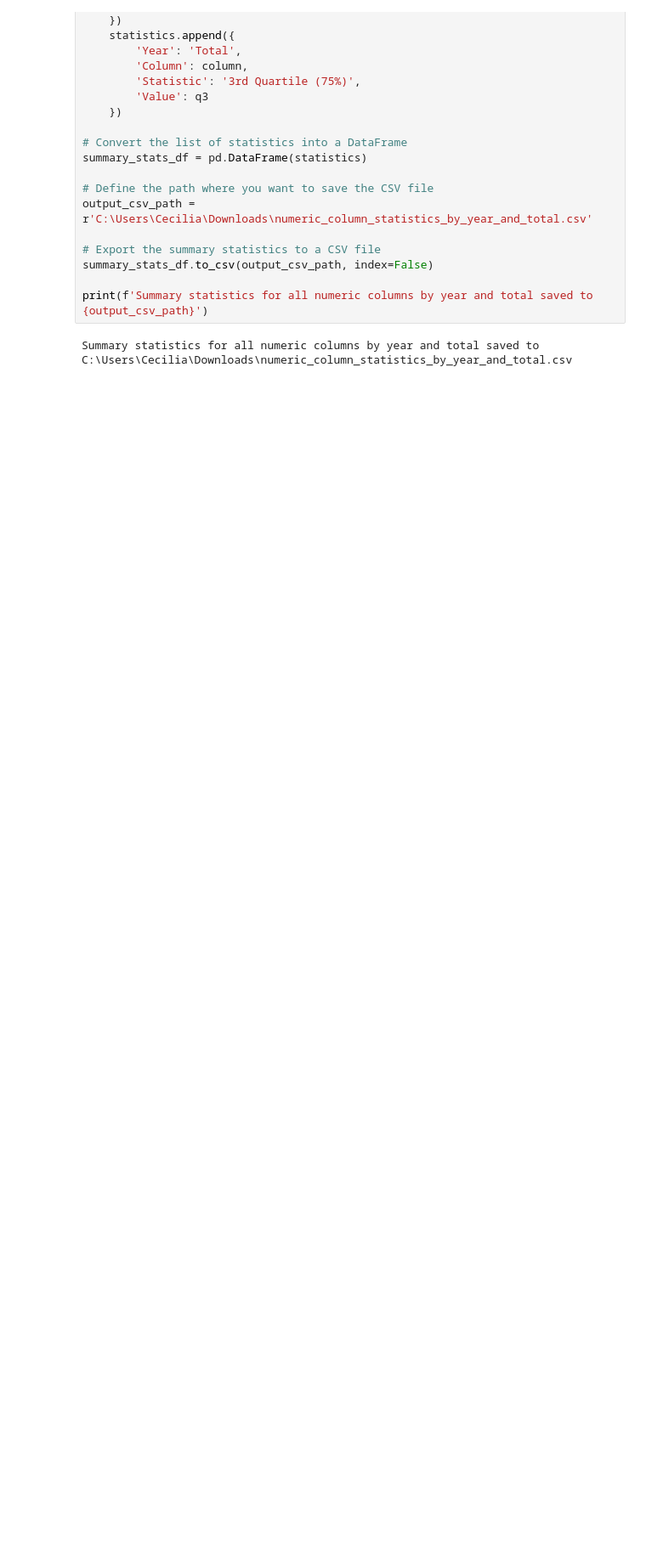
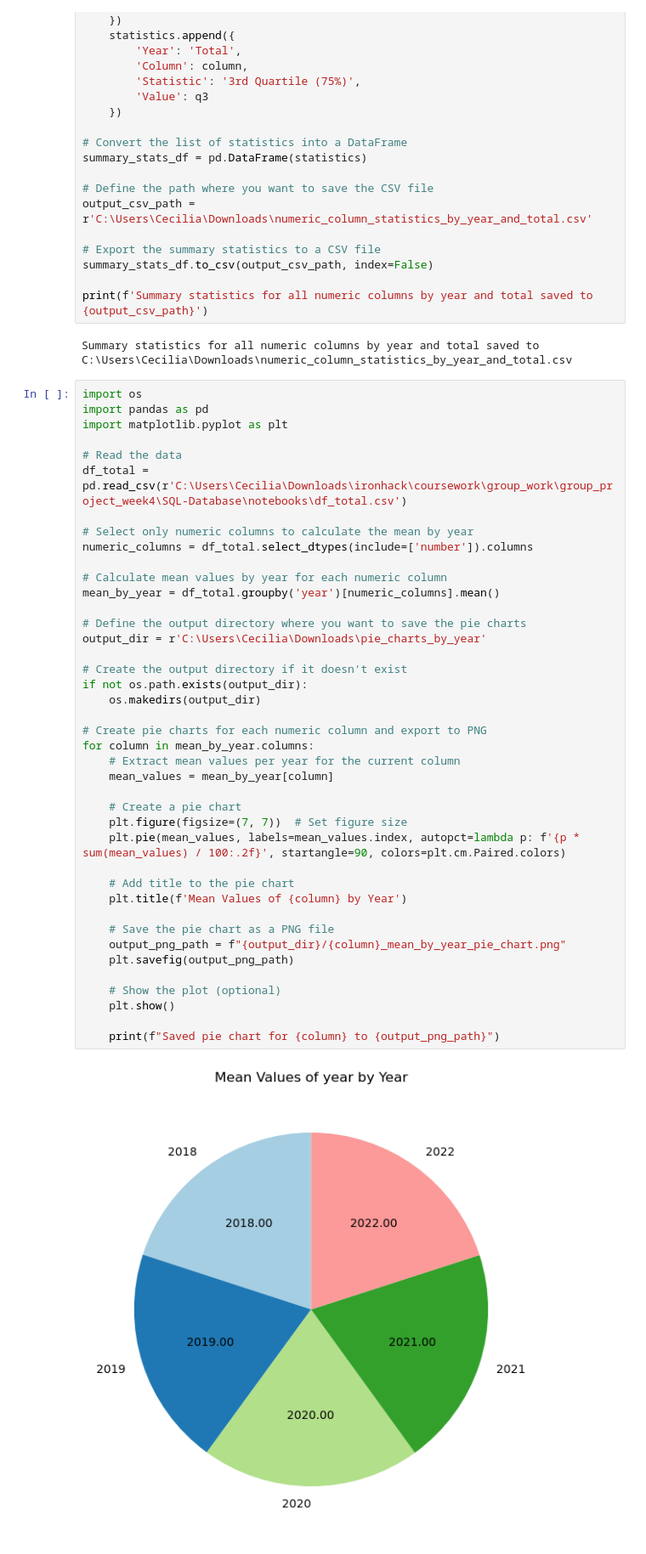
Before and after one commit to LorenaMejiaR/SQL-Database, a Jupyter notebook: notebooks/visualizations.ipynb, the cells around one changed output. Shown at 85% size. Drawn from its saved outputs; the diff is of its cells as text; blank space fills up the shorter version.

```diff
--- a/notebooks/visualizations.ipynb
+++ b/notebooks/visualizations.ipynb
@@ -293,3 +293,46 @@ summary_stats_df.to_csv(output_csv_path, index=False)
 print(f'Summary statistics for all numeric columns by year and total saved to {output_csv_path}')
 # %% [output]
 Summary statistics for all numeric columns by year and total saved to C:\Users\Cecilia\Downloads\numeric_column_statistics_by_year_and_total.csv
+# %%
+import os
+import pandas as pd
+import matplotlib.pyplot as plt
+
+# Read the data
+df_total = pd.read_csv(r'C:\Users\Cecilia\Downloads\ironhack\coursework\group_work\group_project_week4\SQL-Database\notebooks\df_total.csv')
+
+# Select only numeric columns to calculate the mean by year
+numeric_columns = df_total.select_dtypes(include=['number']).columns
+
+# Calculate mean values by year for each numeric column
+mean_by_year = df_total.groupby('year')[numeric_columns].mean()
+
+# Define the output directory where you want to save the pie charts
+output_dir = r'C:\Users\Cecilia\Downloads\pie_charts_by_year'
+
+# Create the output directory if it doesn't exist
+if not os.path.exists(output_dir):
+    os.makedirs(output_dir)
+
+# Create pie charts for each numeric column and export to PNG
+for column in mean_by_year.columns:
+    # Extract mean values per year for the current column
+    mean_values = mean_by_year[column]
+
+    # Create a pie chart
+    plt.figure(figsize=(7, 7))  # Set figure size
+    plt.pie(mean_values, labels=mean_values.index, autopct=lambda p: f'{p * sum(mean_values) / 100:.2f}', startangle=90, colors=plt.cm.Paired.colors)
+
+    # Add title to the pie chart
+    plt.title(f'Mean Values of {column} by Year')
+
+    # Save the pie chart as a PNG file
+    output_png_path = f"{output_dir}/{column}_mean_by_year_pie_chart.png"
+    plt.savefig(output_png_path)
+
+    # Show the plot (optional)
+    plt.show()
+
+    print(f"Saved pie chart for {column} to {output_png_path}")
+# %% [output]
+[figure, added]
```
Also changed, not shown: parts of 5 cells of this notebook, 10 other files.
